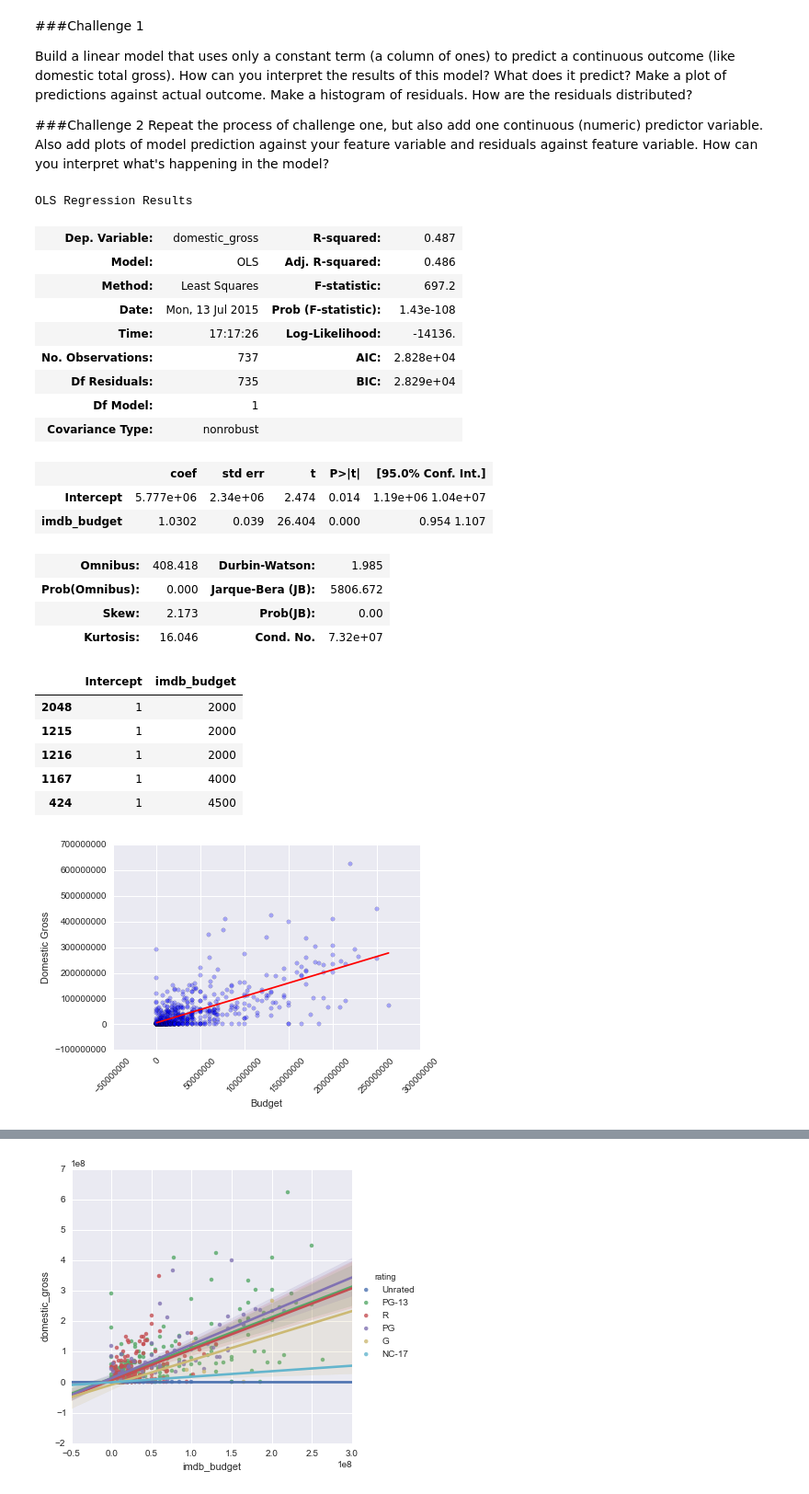
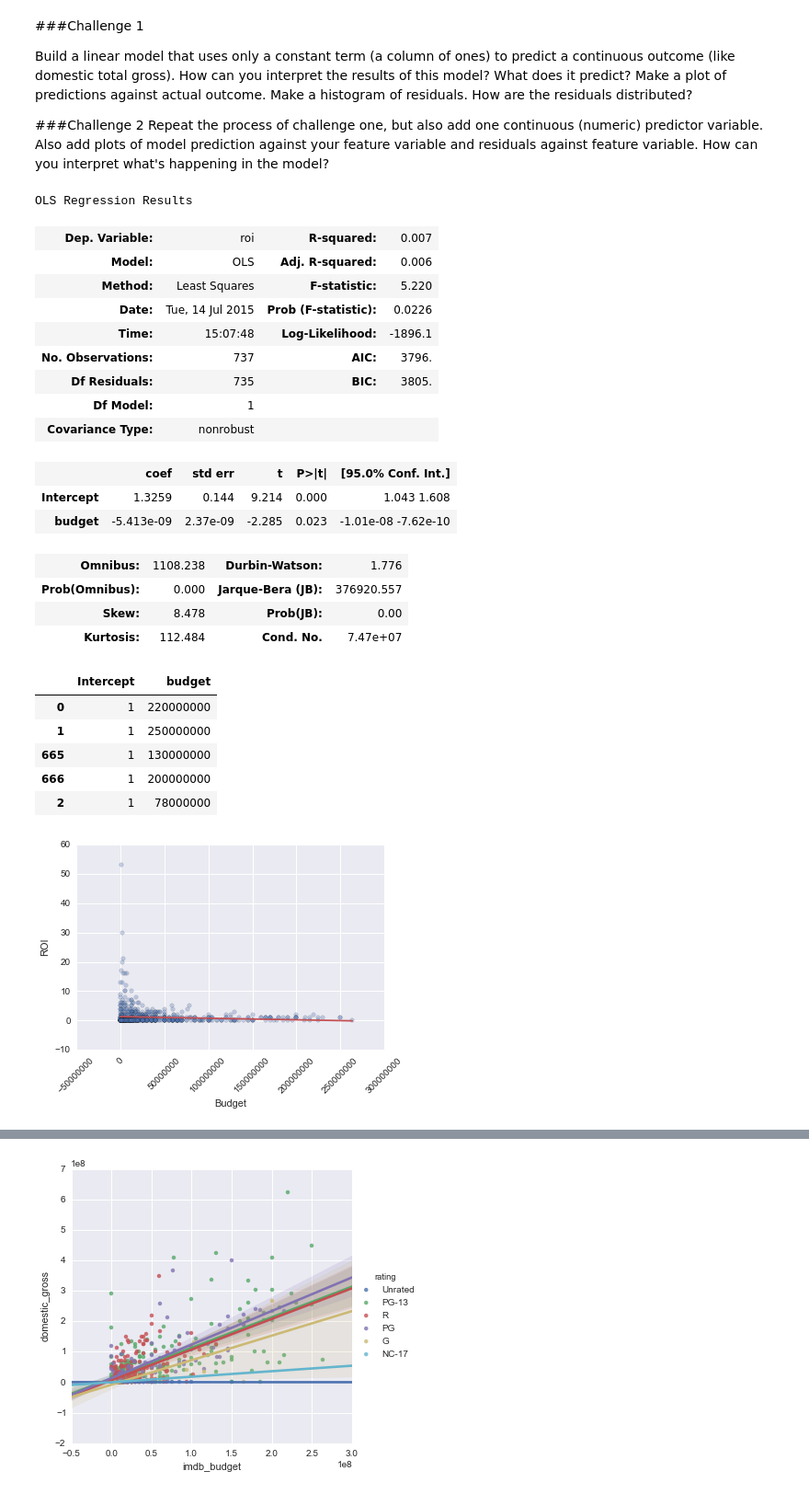
Before and after one commit to edooley7/Movie_analysis, a Jupyter notebook: Movie plots.ipynb, the cells around one changed output, grey strips where cells are left out. Shown at 92% size. Drawn from its saved outputs; the diff is of its cells as text; code cells hidden in the pictures.

```diff
--- a/Movie plots.ipynb
+++ b/Movie plots.ipynb
@@ -11,6 +11,7 @@ import seaborn as sns
 import matplotlib.pyplot as plt
 import math
 pd.options.mode.chained_assignment = None
+sns.set(style="darkgrid", color_codes=True)
 %matplotlib inline
 # %%
 with open("all_movie_data.pkl", 'r') as picklefile:
@@ -22,8 +23,11 @@ df['budget'] = 0
 df['budget'][df['imdb_budget'] != 0]  = df['imdb_budget']
 df['budget'][df['imdb_budget'] == 0]  = df['production_budget']
 df['ones'] = int(1)
-df['budget'] = df['budget'].where(df['budget']!=0, None)
-df = df.sort(['budget'])
-df2 = df[df.budget <= 270000000]
-df2['rating'].value_counts()
+df['month'] = df['release_date'].map(lambda x: x.month)
+df['roi'] = df['domestic_gross']/df['budget']
+df['roi'] = df['roi'].astype(int)
+df['budget'] = df['budget'].where(df['budget']!=0, np.nan)
+df = df.sort(['domestic_gross'], ascending = False)
+df = df[df.budget <= 270000000]
+df
 # %% [output]
@@ -42,7 +57,7 @@ Build a linear model that uses only a constant term (a column of ones) to predic
 ###Challenge 2
 Repeat the process of challenge one, but also add one continuous (numeric) predictor variable. Also add plots of model prediction against your feature variable and residuals against feature variable. How can you interpret what's happening in the model?
 # %%
-y, X = dmatrices('domestic_gross ~ imdb_budget', data=df2, return_type='dataframe')
+y, X = dmatrices('roi ~ budget', data=df, return_type='dataframe')
 # %%
 #X = sm.add_constant(X)
 model = sm.OLS(y, X)
@@ -50,45 +65,45 @@ results = model.fit()
 results.summary()
 # %% [output]
 OLS Regression Results
-| Dep. Variable: | domestic_gross | R-squared: | 0.487 |
-| Model: | OLS | Adj. R-squared: | 0.486 |
-| Method: | Least Squares | F-statistic: | 697.2 |
-| Date: | Mon, 13 Jul 2015 | Prob (F-statistic): | 1.43e-108 |
-| Time: | 17:17:26 | Log-Likelihood: | -14136. |
-| No. Observations: | 737 | AIC: | 2.828e+04 |
-| Df Residuals: | 735 | BIC: | 2.829e+04 |
+| Dep. Variable: | roi | R-squared: | 0.007 |
+| Model: | OLS | Adj. R-squared: | 0.006 |
+| Method: | Least Squares | F-statistic: | 5.220 |
+| Date: | Tue, 14 Jul 2015 | Prob (F-statistic): | 0.0226 |
+| Time: | 15:07:48 | Log-Likelihood: | -1896.1 |
+| No. Observations: | 737 | AIC: | 3796. |
+| Df Residuals: | 735 | BIC: | 3805. |
 | Df Model: | 1 |  |  |
 | Covariance Type: | nonrobust |  |  |
 |  | coef | std err | t | P>|t| | [95.0% Conf. Int.] |
-| Intercept | 5.777e+06 | 2.34e+06 | 2.474 | 0.014 | 1.19e+06 1.04e+07 |
-| imdb_budget | 1.0302 | 0.039 | 26.404 | 0.000 | 0.954 1.107 |
+| Intercept | 1.3259 | 0.144 | 9.214 | 0.000 | 1.043 1.608 |
+| budget | -5.413e-09 | 2.37e-09 | -2.285 | 0.023 | -1.01e-08 -7.62e-10 |
-| Omnibus: | 408.418 | Durbin-Watson: | 1.985 |
-| Prob(Omnibus): | 0.000 | Jarque-Bera (JB): | 5806.672 |
-| Skew: | 2.173 | Prob(JB): | 0.00 |
-| Kurtosis: | 16.046 | Cond. No. | 7.32e+07 |
+| Omnibus: | 1108.238 | Durbin-Watson: | 1.776 |
+| Prob(Omnibus): | 0.000 | Jarque-Bera (JB): | 376920.557 |
+| Skew: | 8.478 | Prob(JB): | 0.00 |
+| Kurtosis: | 112.484 | Cond. No. | 7.47e+07 |
 # %%
 X.head()
 # %% [output]
-|  | Intercept | imdb_budget |
-| 2048 | 1 | 2000 |
-| 1215 | 1 | 2000 |
-| 1216 | 1 | 2000 |
-| 1167 | 1 | 4000 |
-| 424 | 1 | 4500 |
+|  | Intercept | budget |
+| 0 | 1 | 220000000 |
+| 1 | 1 | 250000000 |
+| 665 | 1 | 130000000 |
+| 666 | 1 | 200000000 |
+| 2 | 1 | 78000000 |
 # %%
-X_prime = np.linspace(X.imdb_budget.min(), X.imdb_budget.max(), 200)[:, np.newaxis]
+X_prime = np.linspace(X.budget.min(), X.budget.max(), 200)[:, np.newaxis]
 X_prime = sm.add_constant(X_prime)  # add constant as we did before
 y_hat = results.predict(X_prime)
 # %%
-plt.scatter(X.imdb_budget, y, alpha=0.3)
+plt.scatter(X.budget, y, alpha=0.3)
 plt.xlabel("Budget")
-plt.ylabel("Domestic Gross")
+plt.ylabel("ROI")
 plt.plot(X_prime[:, 1], y_hat, 'r')
 ax = plt.gca()
 ax.get_yaxis().get_major_formatter().set_scientific(False)
 ax.get_xaxis().get_major_formatter().set_scientific(False)
 plt.xticks(rotation=45)
 plt.show()
 # %% [output]
-[figure, old version]
+[figure, new version]
 # %%
```
Also changed, not shown: parts of 6 cells of this notebook, 4 other files.
